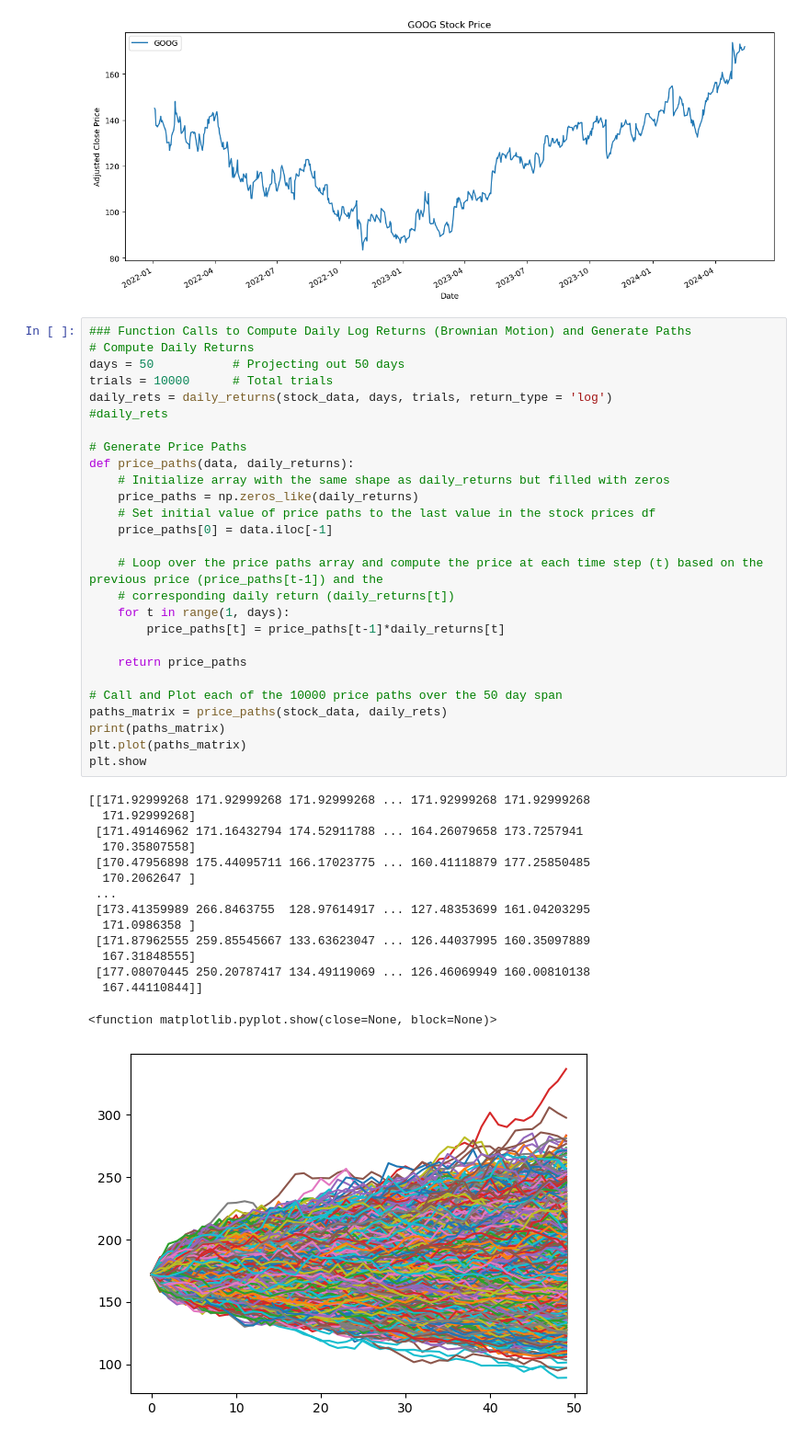
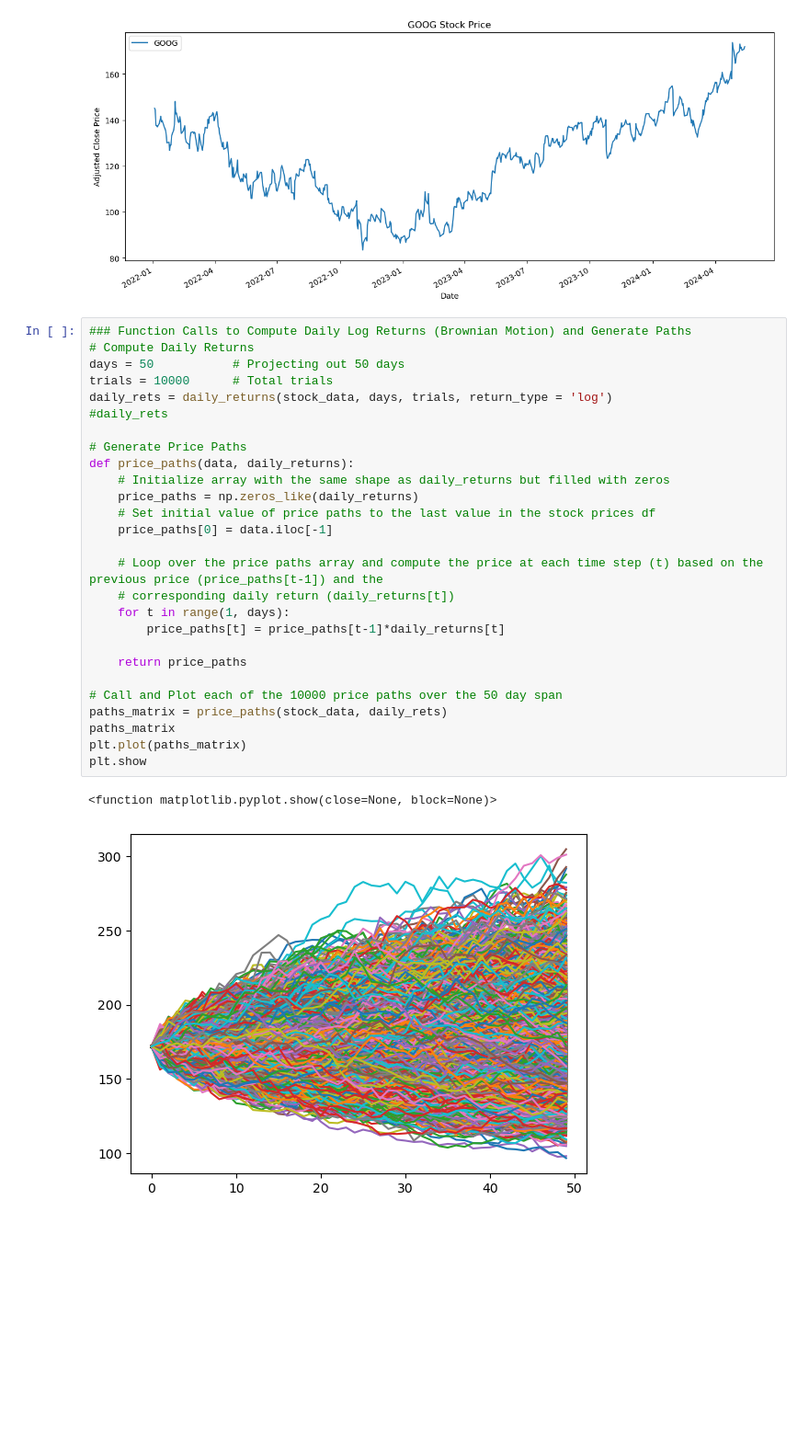
Before and after one commit to mburley127/MonteCarlo, a Jupyter notebook: LeastSquaresMC/LSMC.ipynb, the cells around one changed output. Shown at 92% size. Saved outputs shown, nothing was run; the diff lists cells and outputs as text; blank space fills up the shorter version.

Commit message:
Continuation Function Started

```diff
--- a/LeastSquaresMC/LSMC.ipynb
+++ b/LeastSquaresMC/LSMC.ipynb
@@ -34,46 +34,33 @@ plt.show()
 # %%
 ### Function Calls to Compute Daily Log Returns (Brownian Motion) and Generate Paths
 # Compute Daily Returns
 days = 50           # Projecting out 50 days
 trials = 10000      # Total trials
 daily_rets = daily_returns(stock_data, days, trials, return_type = 'log')
 #daily_rets
 
 # Generate Price Paths
 def price_paths(data, daily_returns):
     # Initialize array with the same shape as daily_returns but filled with zeros
     price_paths = np.zeros_like(daily_returns)
     # Set initial value of price paths to the last value in the stock prices df
     price_paths[0] = data.iloc[-1]
 
     # Loop over the price paths array and compute the price at each time step (t) based on the previous price (price_paths[t-1]) and the
     # corresponding daily return (daily_returns[t])
     for t in range(1, days):
         price_paths[t] = price_paths[t-1]*daily_returns[t]
 
     return price_paths
 
 # Call and Plot each of the 10000 price paths over the 50 day span
 paths_matrix = price_paths(stock_data, daily_rets)
-print(paths_matrix)
+paths_matrix
 plt.plot(paths_matrix)
 plt.show
 # %% [output]
-[[171.92999268 171.92999268 171.92999268 ... 171.92999268 171.92999268
-  171.92999268]
- [171.49146962 171.16432794 174.52911788 ... 164.26079658 173.7257941
-  170.35807558]
- [170.47956898 175.44095711 166.17023775 ... 160.41118879 177.25850485
-  170.2062647 ]
- ...
- [173.41359989 266.8463755  128.97614917 ... 127.48353699 161.04203295
-  171.0986358 ]
- [171.87962555 259.85545667 133.63623047 ... 126.44037995 160.35097889
-  167.31848555]
- [177.08070445 250.20787417 134.49119069 ... 126.46069949 160.00810138
-  167.44110844]]
+<function matplotlib.pyplot.show(close=None, block=None)>
-<function matplotlib.pyplot.show(close=None, block=None)>
-[figure, old version]
+[figure, new version]
 # %%
 ### Calculate Payoff for each Path
 def payoffs(K, price_paths, option_type):
```
Also changed, not shown: parts of 4 cells of this notebook.
